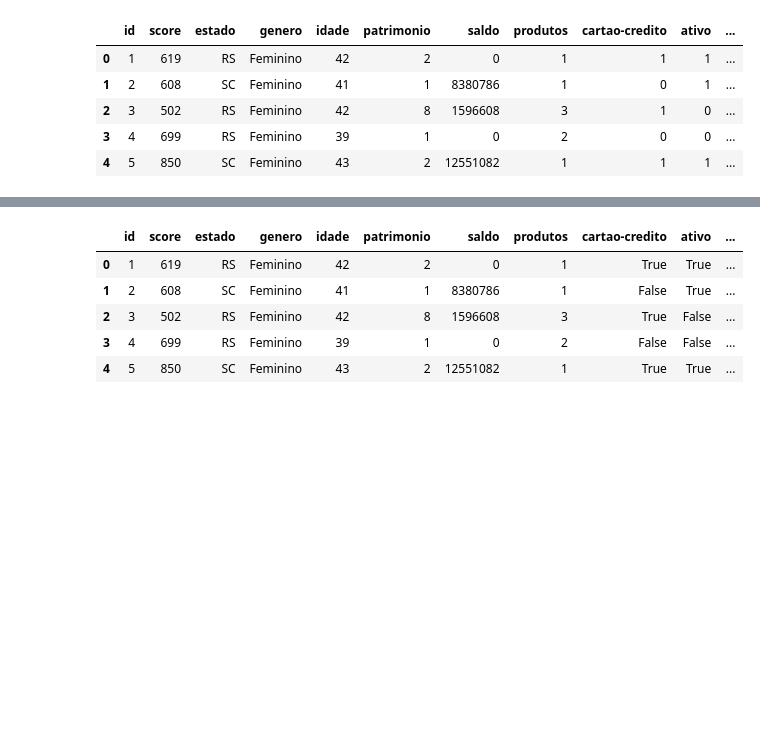
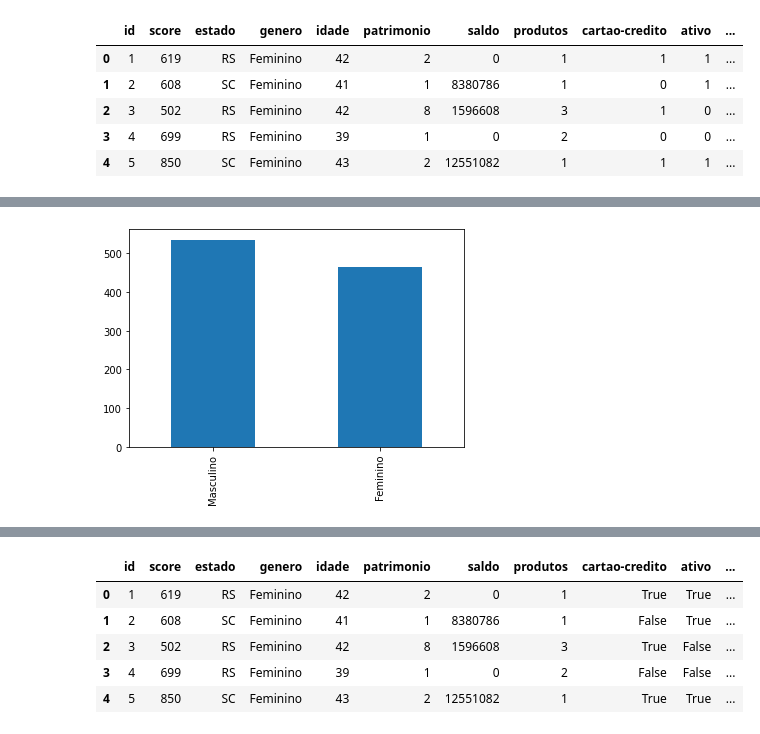
Before and after one commit to feliperromao/datascience-na-pratica, a Jupyter notebook: pandas_tratamento_dados_churn.ipynb, the cells around one changed output, grey strips where cells are left out. Cells and saved outputs as stored; diff of their text form; code cells hidden in the pictures; blank space fills up the shorter version.

```diff
--- a/pandas_tratamento_dados_churn.ipynb
+++ b/pandas_tratamento_dados_churn.ipynb
@@ -39,0 +102,8 @@ df.head()
+# %%
+## Ajustando valores fora do padrão
+df.loc[df.genero == "M", "genero"] = "Masculino"
+df.loc[df.genero.isin(["F", "Fem"]), "genero"] = "Feminino"
+
+df.genero.value_counts().plot(kind="bar");
+# %% [output]
+[figure, added]
```
Also changed, not shown: parts of 23 cells of this notebook.
